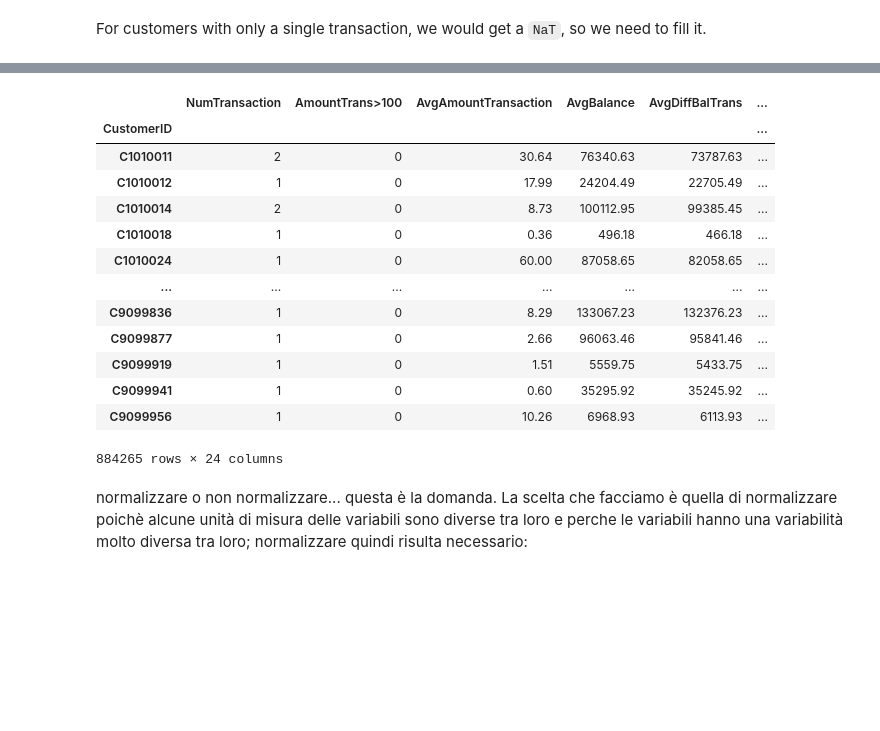
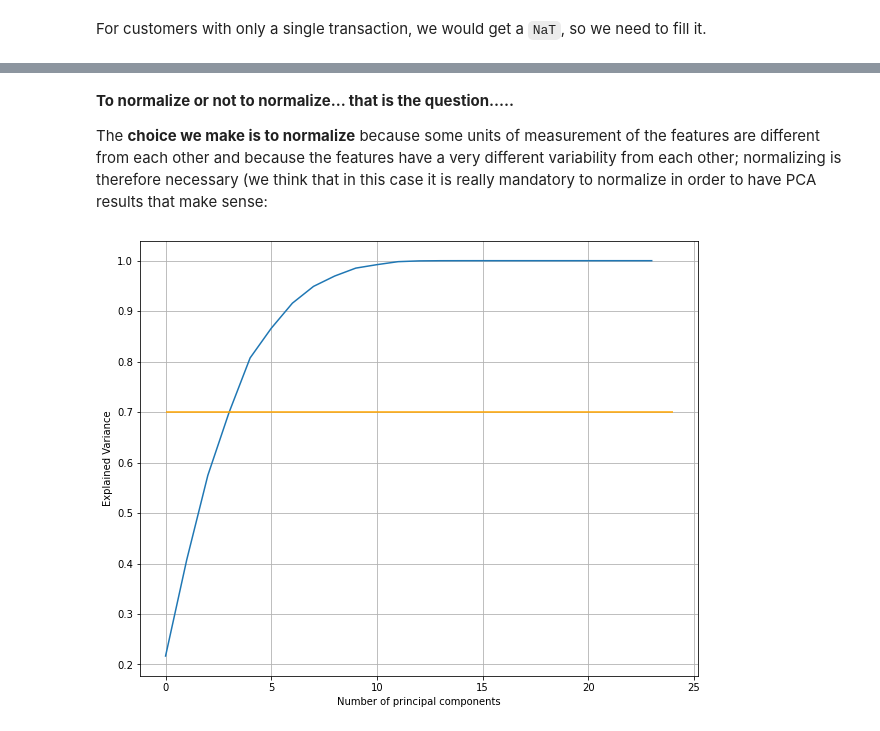
Before and after one commit to Gianlufrez/ADM_HW4, a Jupyter notebook: Question_2_adm.ipynb, the cells around one changed output, grey strips where cells are left out. Cells and saved outputs as stored; diff of their text form; code cells hidden in the pictures; blank space fills up the shorter version.

```diff
--- a/Question_2_adm.ipynb
+++ b/Question_2_adm.ipynb
@@ -480,20 +527,4 @@ new_df2
-# %%
-new_df
-# %% [output]
-|  | NumTransaction | AmountTrans>100 | AvgAmountTransaction | AvgBalance | AvgDiffBalTrans | ... |
-| CustomerID |  |  |  |  |  | ... |
-| C1010011 | 2 | 0 | 30.64 | 76340.63 | 73787.63 | ... |
-| C1010012 | 1 | 0 | 17.99 | 24204.49 | 22705.49 | ... |
-| C1010014 | 2 | 0 | 8.73 | 100112.95 | 99385.45 | ... |
-| C1010018 | 1 | 0 | 0.36 | 496.18 | 466.18 | ... |
-| C1010024 | 1 | 0 | 60.00 | 87058.65 | 82058.65 | ... |
-| ... | ... | ... | ... | ... | ... | ... |
-| C9099836 | 1 | 0 | 8.29 | 133067.23 | 132376.23 | ... |
-| C9099877 | 1 | 0 | 2.66 | 96063.46 | 95841.46 | ... |
-| C9099919 | 1 | 0 | 1.51 | 5559.75 | 5433.75 | ... |
-| C9099941 | 1 | 0 | 0.60 | 35295.92 | 35245.92 | ... |
-| C9099956 | 1 | 0 | 10.26 | 6968.93 | 6113.93 | ... |
-884265 rows × 24 columns
 # %% [markdown]
-normalizzare o non normalizzare... questa è la domanda.
-La scelta che facciamo è quella di normalizzare poichè alcune unità di misura delle variabili sono diverse tra loro e perche le variabili hanno una variabilità molto diversa tra loro; normalizzare quindi risulta necessario:
+**To normalize or not to normalize... that is the question.....**
+
+The **choice we make is to normalize** because some units of measurement of the features are different from each other and because the features have a very different variability from each other; normalizing is therefore necessary (we think that in this case it is really mandatory to normalize in order to have PCA results that make sense:
@@ -502,8 +531,10 @@ La scelta che facciamo è quella di normalizzare poichè alcune unità di misura
 # %%
 scaler = preprocessing.MinMaxScaler()
 # %%
-new_df_normalized = scaler.fit_transform(banks2_copy)
+new_df_normalized = scaler.fit_transform(new_df2)
 # %%
-banks2_norm = pd.DataFrame(banks2_norm, columns = ["num_transaction","trans_bigger_100","avg_amount_transaction","avg_balance","avg_utilisation","max_age","min_age","max_amount_transaction",
-"min_amount_transaction","max_account_balance","min_account_balance","trans_bigger_10000","trans_bigger_100000","avg_transaction_ratio", "max_transaction_ratio", "min_transaction_ratio","day_since_last_trans", "max_utilisation", "min_utilisation",
-"avg_amount_transaction_usd", "avg_balance_usd", "avg_utilisation_usd"])
+new_df_normalized = pd.DataFrame(new_df_normalized, columns = ["NumTransaction","AmountTrans>100","AvgAmountTransaction",
+"AvgBalance","AvgDiffBalTrans","MaxAmountTransactionUSD","MinAmountTransactionUSD","MaxBalanceUSD", "MinBalanceUSD",
+"AvgAmountTransactionUSD","AvgBalanceUSD","MedianAmountTransactionUSD","TransactionAugust","TransactionSeptember",
+"TransactionOctober", "Age","AmountTrans>5USD", "AmountTrans>20USD", "AmountTrans>50USD","n_transactions_in_most_freq_loc",
+"Transaction_23-06", "Transaction_7-14",'Transaction_15-22','avg_seconds_between_transactions'])
@@ -511,0 +541,18 @@ banks2_copy.replace({-np.inf: -1_000_000, np.inf: 1_000_000}, inplace=True, erro
+# %%
+def PCAplot(datanorm):
+    pca = PCA().fit(datanorm)
+    plt.figure(figsize=(10,8))
+
+    # Percentage of variance explained by each principal components
+    plt.plot(np.cumsum(pca.explained_variance_ratio_))
+    plt.hlines(0.7, 0, 24, colors = 'orange')
+    #plt.vlines(4, 1, 0, colors = 'green')
+    plt.xlabel('Number of principal components')
+    plt.ylabel('Explained Variance')
+
+    plt.grid()
+    plt.show()
+# %%
+PCAplot(new_df_normalized)
+# %% [output]
+[figure, added]
```
Also changed, not shown: parts of 55 cells of this notebook.
